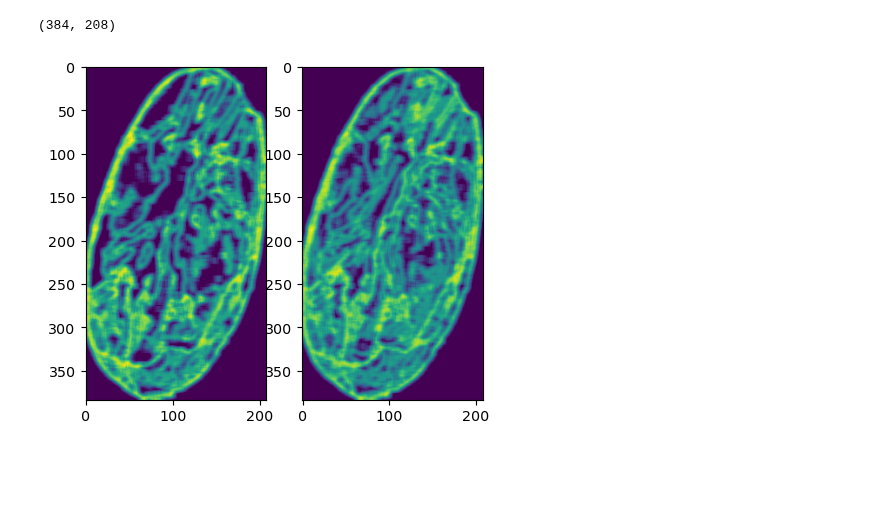
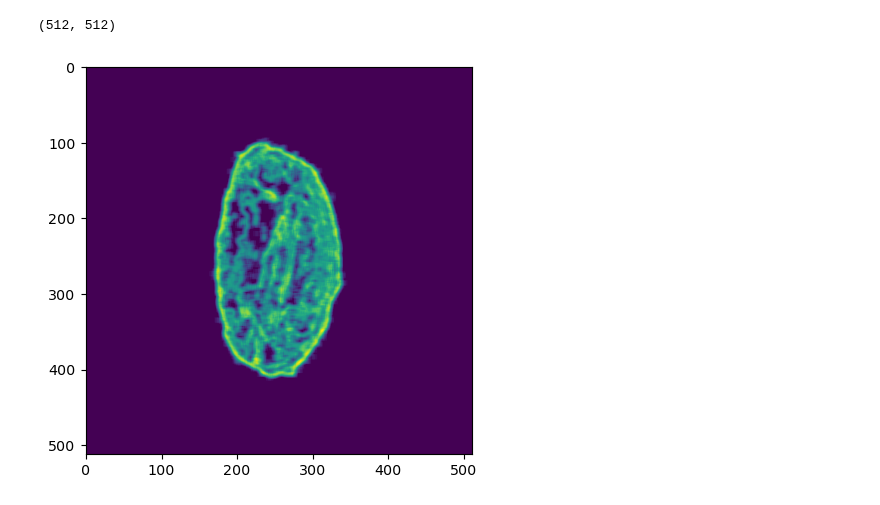
Before and after one commit to quanglochuynh/thesis2022, a Jupyter notebook: The_new_thesis_approach/feature.ipynb, the cells around one changed output. Drawn from its saved outputs; the diff is of its cells as text; code cells hidden in the pictures; blank space fills up the shorter version.

```diff
--- a/The_new_thesis_approach/feature.ipynb
+++ b/The_new_thesis_approach/feature.ipynb
@@ -3,10 +3,10 @@ import cv2
 import numpy as np
 import matplotlib.pyplot as plt
 from fast_glcm import fast_glcm, fast_glcm_mean, fast_glcm_std, fast_glcm_contrast, fast_glcm_dissimilarity, fast_glcm_entropy, fast_glcm_homogeneity
-from image_extractor import init_lut,apply_lut, hsv_filter, histogram_analysis, statistic_extractor, find_bb, draw_bb, linear_fn, curved
+from image_extractor import init_lut,apply_lut, hsv_filter, histogram_analysis, statistic_extractor, geometry_extractor, linear_fn, curved
 
-image_dir  = 'D:/Thesis_data/Backups/Color_Corrected_512x512/Compartmentalized_Brown/image (6).JPG'
-image2_dir = 'D:/Thesis_data/Backups/Color_Corrected_512x512/Plated_Brown/image (7).JPG'
+image2_dir  = 'D:/Thesis_data/Backups/Color_Corrected_512x512/Agglutinated/image (99).JPG'
+image_dir = 'D:/Thesis_data/Backups/Color_Corrected_512x512/Plated_Brown/image (7).JPG'
 
 plt.rcParams['figure.dpi'] = 102.46
 # %%
@@ -27,38 +25,38 @@ plt.show()
 # %%
 
-image_rgb = cv2.cvtColor(image,cv2.COLOR_BGR2RGB)
 image_hsv = cv2.cvtColor(image, cv2.COLOR_BGR2HSV)
+image_hsv = apply_lut(image_hsv, 2, lut2)
+image_hsv = apply_lut(image_hsv, 1, lut1)
+
 image_hsv = hsv_filter(image_hsv)
-(x,y,w,h) = find_bb(image_hsv)
-croped_img = image_rgb[y:y+h,x:x+w]
-image_rgb_bb = draw_bb(image_rgb, (x,y,w,h))
-#convexhull
+image_rgb = cv2.cvtColor(image_hsv, cv2.COLOR_HSV2RGB)
+real_area, perimeter, (alX, alY), orientation, ellipse_eccentricity, convex_area, eq_radius, solidity, bb_ratio, eccentricity_distance = geometry_extractor(image_rgb)
+# croped_img = cv2.cvtColor(image_hsv[y:y+h,x:x+w],cv2.COLOR_HSV2RGB)
+croped_img = image_hsv
+# image_rgb_bb = draw_bb(image_rgb, (x,y,w,h))
 
-image2 = apply_lut(image_hsv, channel=2, LUT=lut2)
-image2 = cv2.cvtColor(image2, cv2.COLOR_HSV2BGR)
-
-
-image_rgb2 = cv2.cvtColor(image2,cv2.COLOR_BGR2RGB)
-image_hsv2 = cv2.cvtColor(image2, cv2.COLOR_BGR2HSV)
-image_hsv2 = hsv_filter(image_hsv2)
+# image_hsv2 = cv2.cvtColor(image2, cv2.COLOR_BGR2HSV)
+# image_hsv2 = apply_lut(image_hsv2, 2, lut2)
+# image_hsv2 = hsv_filter(image_hsv2)
+# image_rgb2 = cv2.cvtColor(image_hsv2,cv2.COLOR_HSV2RGB)
 # (x,y,w,h) = find_bb(image_hsv2)
-croped_img2 = image_rgb2[y:y+h,x:x+w]
-image_rgb_bb2 = draw_bb(image_rgb2, (x,y,w,h))
+# croped_img2 = image_rgb2[y:y+h,x:x+w]
+# image_rgb_bb2 = draw_bb(image_rgb2, (x,y,w,h))
 # %%
 plt.rcParams["figure.figsize"] = (5,5)
 gray_img  = cv2.cvtColor(croped_img, cv2.COLOR_BGR2GRAY)
-gray_img2 = cv2.cvtColor(croped_img2, cv2.COLOR_BGR2GRAY)
+# gray_img2 = cv2.cvtColor(croped_img2, cv2.COLOR_BGR2GRAY)
 glcm_image  = fast_glcm_entropy(gray_img, ks=7, distance=3, angle=0)
-glcm_image2 = fast_glcm_entropy(gray_img2, ks=7, distance=3, angle=0)
+# glcm_image2 = fast_glcm_entropy(gray_img2, ks=7, distance=3, angle=0)
 
 print(np.shape(glcm_image))
 #plot
-plt.subplot(1,2,1)
+# plt.subplot(1,2,1)
 plt.imshow(glcm_image)
-plt.subplot(1,2,2)
-plt.imshow(glcm_image2)
+# plt.subplot(1,2,2)
+# plt.imshow(glcm_image2)
 plt.show()
 # %% [output]
-(384, 208)
+(512, 512)
-[figure, old version]
+[figure, new version]
 # %%
```
Also changed, not shown: parts of 4 cells of this notebook, 1 other file.
